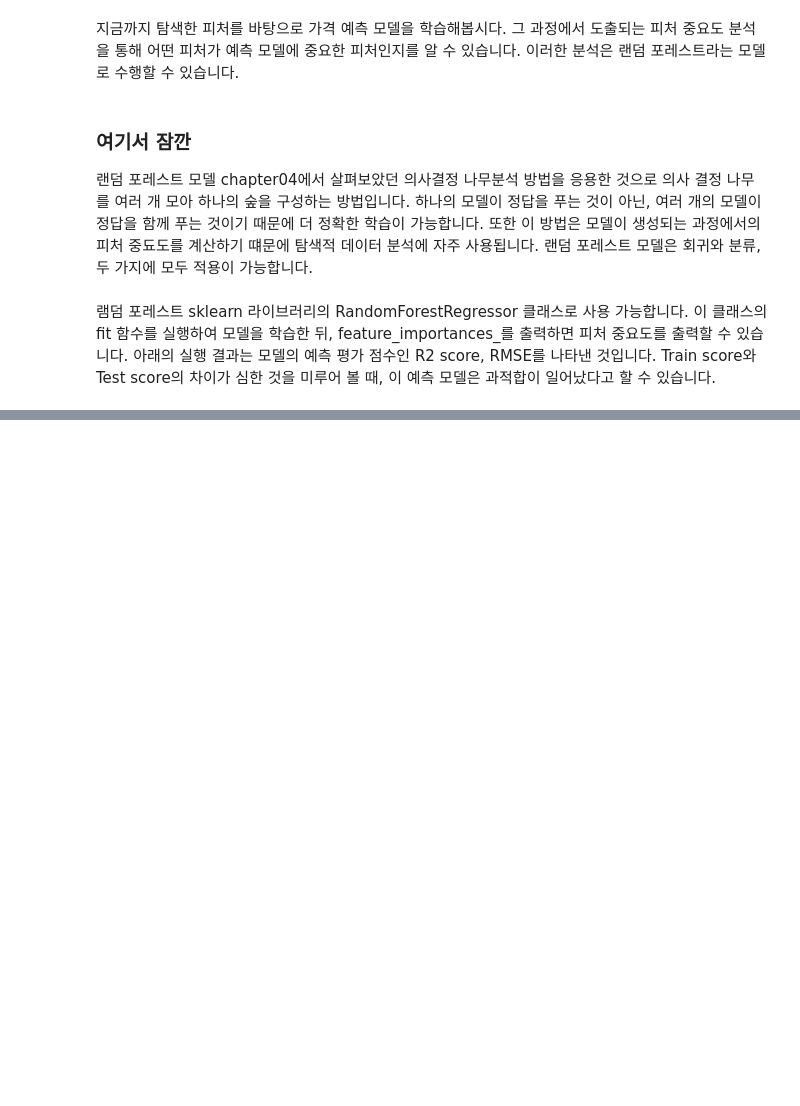
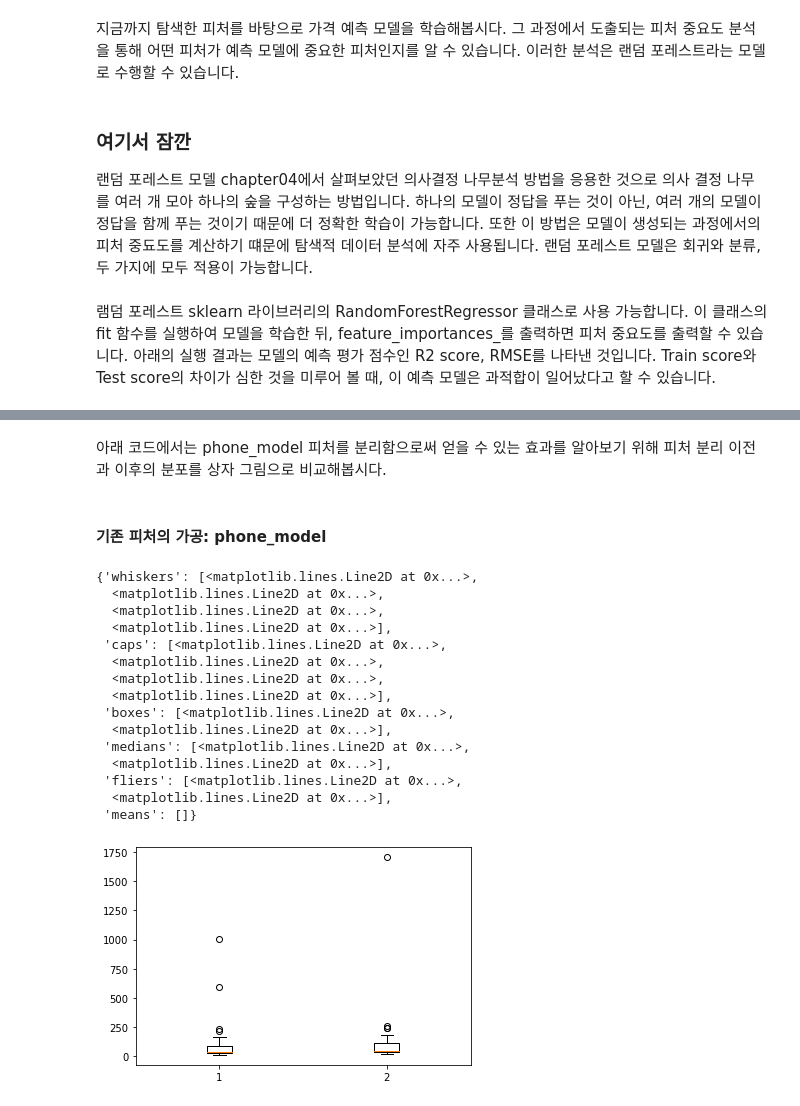
Before and after one commit to choiuikang/with_python, a Jupyter notebook: chapter-5.1.ipynb, the cells around one changed output, grey strips where cells are left out. Cells and saved outputs as stored; diff of their text form; code cells hidden in the pictures; blank space fills up the shorter version.

```diff
--- a/chapter-5.1.ipynb
+++ b/chapter-5.1.ipynb
@@ -161,0 +256,19 @@ Name: phone_model, dtype: float64
+# %%
+# 데이터를 다시 불러옵니다.
+df = pd.read_csv("data/used_mobile_phone.csv")
+
+from datetime import datetime
+import time
+
+# create_date 피처를 수치적으로 계산하기 위해 unixtime으로 변환하는 함수를 정의합니다.
+def date_to_unixtime(date_str):
+    timestamp = time.mktime(datetime.strptime(date_str, '%Y-%m-%d').timetuple())
+    return timestamp
+
+# create_date 피처를 '현재와 얼마나 가까운 데이터인지' 판단하기 위한 점수를 생성합니다. 먼저 unixtime으로 데이터를 변환합니다.
+df['create_unixtime'] = df['create_date'].apply(lambda x: date_to_unixtime(x[:10]))
+
+# 변환된 unixtime에 min-max 스케일링을 적용합니다.
+df['create_time_score'] = (df['create_unixtime'] - df['create_unixtime'].min()) /\
+                        (df['create_unixtime'].max() - df['create_unixtime'].min())
+df[['create_date', 'create_unixtime','create_time_score']].head()
@@ -161,0 +286,7 @@ Name: phone_model, dtype: float64
+# %%
+# phone_model 피처에서 저장 용량(phone_model_storage) 피처를 추출합니다.
+df['phone_model_storage'] = df['phone_model'].apply(lambda x: x.split(" ")[-1])
+
+# phone_model 피처에서 기종 세부명(phone_model_detail) 피처를 추출합니다.
+df['phone_model_detail'] = df['phone_model'].apply(lambda x: ''.join(x.split(" ")[:-1]))
+df[['phone_model_storage','phone_model_detail']].head()
@@ -161,0 +300,33 @@ Name: phone_model, dtype: float64
+# %% [markdown]
+아래 코드에서는 phone_model 피처를 분리함으로써 얻을 수 있는 효과를 알아보기 위해 피처 분리 이전과 이후의 분포를 상자 그림으로 비교해봅시다.
+# %% [markdown]
+#### 기존 피처의 가공: phone_model
+# %%
+# phone_model 피처의 기종별 거래 데이터 개수를 집계합니다.
+model_counts = df['phone_model'].value_counts()
+
+# phone_model_datail 피처의 기종별 거래 데이터 개수를 집계합니다.
+model_detail_counts = df['phone_model_detail'].value_counts()
+data = [model_counts, model_detail_counts]
+
+# 두 피처 간의 기종별 거래 데이터 개수를 비교합니다.
+mpl_fig = plt.figure()
+ax = mpl_fig.add_subplot(111)
+ax.boxplot(data)
+# %% [output]
+{'whiskers': [<matplotlib.lines.Line2D at 0x...>,
+  <matplotlib.lines.Line2D at 0x...>,
+  <matplotlib.lines.Line2D at 0x...>,
+  <matplotlib.lines.Line2D at 0x...>],
+ 'caps': [<matplotlib.lines.Line2D at 0x...>,
+  <matplotlib.lines.Line2D at 0x...>,
+  <matplotlib.lines.Line2D at 0x...>,
+  <matplotlib.lines.Line2D at 0x...>],
+ 'boxes': [<matplotlib.lines.Line2D at 0x...>,
+  <matplotlib.lines.Line2D at 0x...>],
+ 'medians': [<matplotlib.lines.Line2D at 0x...>,
+  <matplotlib.lines.Line2D at 0x...>],
+ 'fliers': [<matplotlib.lines.Line2D at 0x...>,
+  <matplotlib.lines.Line2D at 0x...>],
+ 'means': []}
+[figure, added]
```
Also changed, not shown: parts of 28 cells of this notebook.
